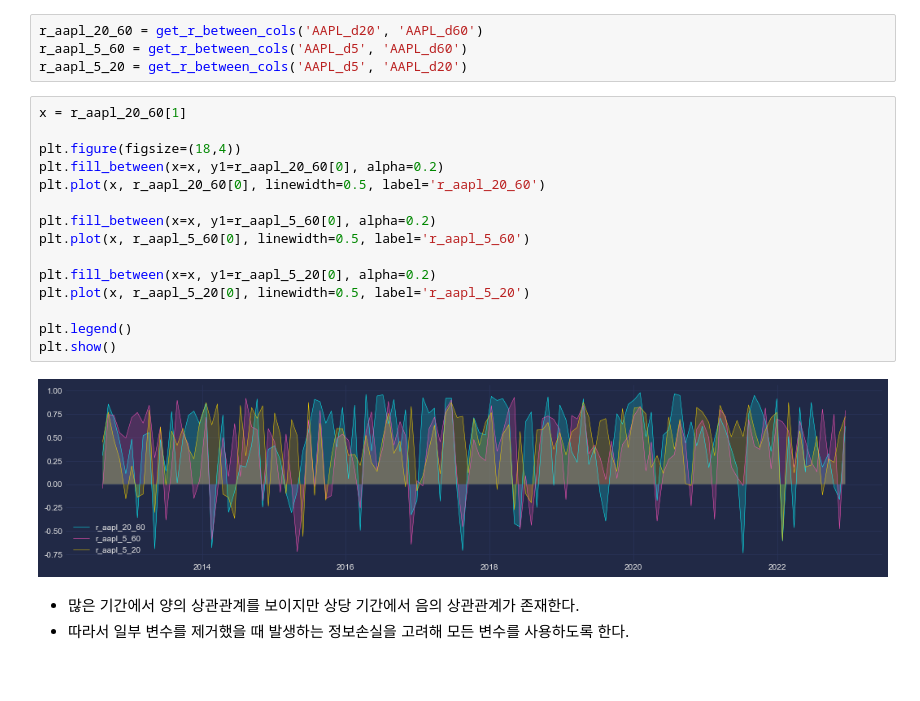
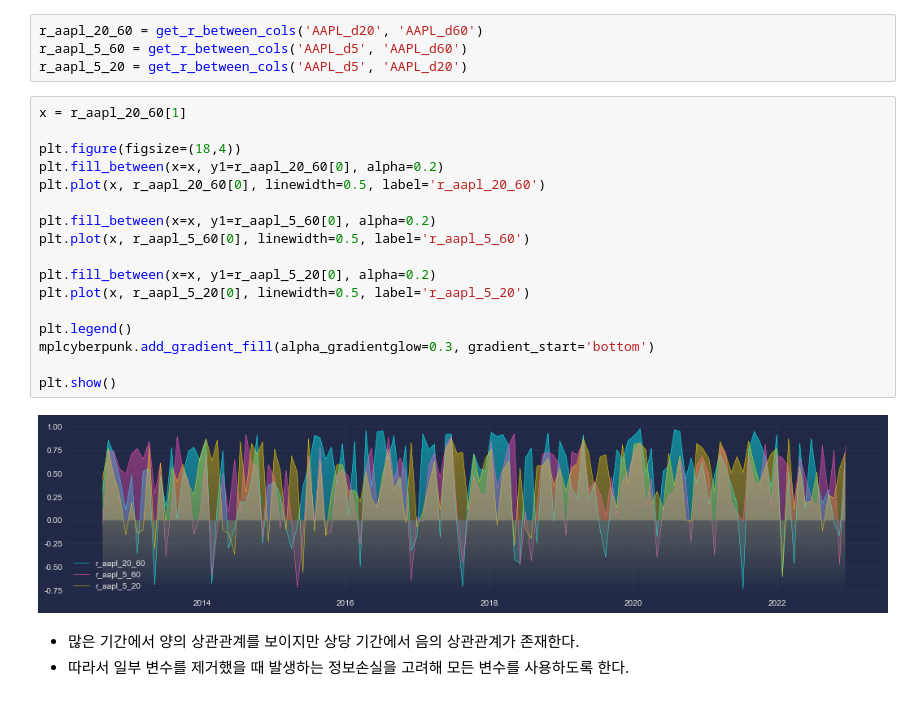
Before and after one commit to sw-song/ts-analysis, a Jupyter notebook: tutorials/02_predict_price.ipynb, the cells around one changed output. Drawn from its saved outputs; the diff is of its cells as text.

```diff
--- a/tutorials/02_predict_price.ipynb
+++ b/tutorials/02_predict_price.ipynb
@@ -430,20 +432,22 @@ r_aapl_5_20 = get_r_between_cols('AAPL_d5', 'AAPL_d20')
 # %%
 x = r_aapl_20_60[1]
 
 plt.figure(figsize=(18,4))
 plt.fill_between(x=x, y1=r_aapl_20_60[0], alpha=0.2)
 plt.plot(x, r_aapl_20_60[0], linewidth=0.5, label='r_aapl_20_60')
 
 plt.fill_between(x=x, y1=r_aapl_5_60[0], alpha=0.2)
 plt.plot(x, r_aapl_5_60[0], linewidth=0.5, label='r_aapl_5_60')
 
 plt.fill_between(x=x, y1=r_aapl_5_20[0], alpha=0.2)
 plt.plot(x, r_aapl_5_20[0], linewidth=0.5, label='r_aapl_5_20')
 
 plt.legend()
+mplcyberpunk.add_gradient_fill(alpha_gradientglow=0.3, gradient_start='bottom')
+
 plt.show()
 # %% [output]
-[figure, old version]
+[figure, new version]
 # %% [markdown]
 - 많은 기간에서 양의 상관관계를 보이지만 상당 기간에서 음의 상관관계가 존재한다.
 - 따라서 일부 변수를 제거했을 때 발생하는 정보손실을 고려해 모든 변수를 사용하도록 한다.
```
Also changed, not shown: parts of 20 cells of this notebook.
